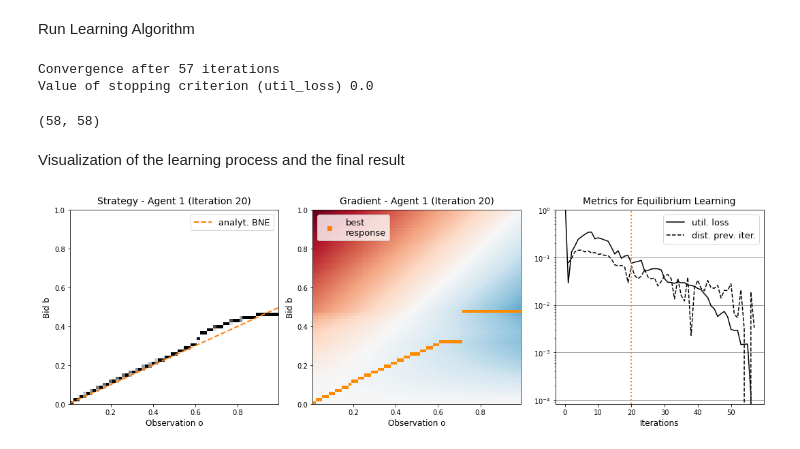
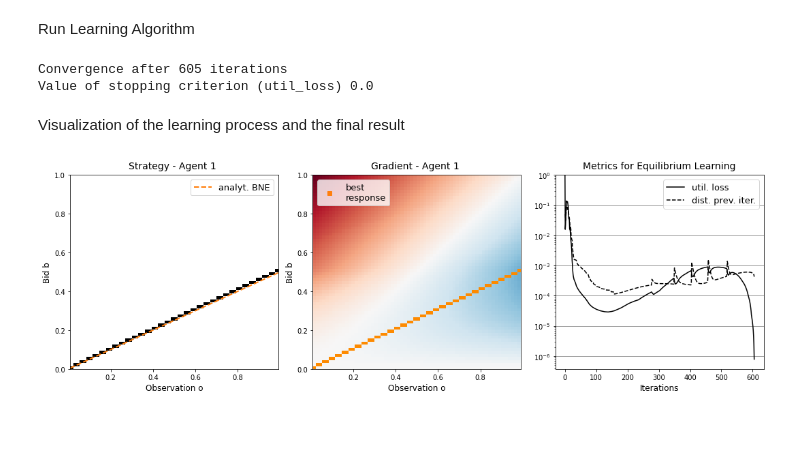
Before and after one commit to MOberlechner/soda, a Jupyter notebook: notebooks/examples/single_item_auction.ipynb, the cells around one changed output. Saved outputs shown, nothing was run; the diff lists cells and outputs as text; code cells hidden in the pictures.

Commit message:
example now with config

```diff
--- a/notebooks/examples/single_item_auction.ipynb
+++ b/notebooks/examples/single_item_auction.ipynb
@@ -19,23 +10,18 @@ create specific Single Item Auction setting
 bidder = ['1', '1']
 o_space = {'1': [0.0, 1.0]}
 a_space = {'1': [0.0, 1.0]}
-
 param_prior = {
     'distribution':'uniform'
     }
 param_util = {
     'payment_rule': 'first_price',
     'tie_breaking': 'lose',
-    'risk':1.0
+    'utility_type': 'QL'
     }
-
 # parameter approximation game
 n = 64
 m = 64
 
-# create mechanism
-mechanism = SingleItemAuction(bidder, o_space, a_space, param_prior, param_util)
-
-# create approximation game
-game = Game(mechanism, n, m)
-game.get_utility(mechanism)
+config = Config()
+config.create_config_game("single_item", bidder, o_space, a_space, param_prior, param_util, n, m)
+game = config.create_game()
@@ -47,35 +35,29 @@ Specify Learning Algorithm
 max_iter = int(1e4)
 tol = 1e-6
 stop_criterion = 'util_loss'
-regularizer = 'euclidean'
-steprule_bool = True
-eta = 10
-beta = 1/20
+param_learner = {
+    "regularizer": "euclidean",
+    "steprule_bool": True,
+    "eta": 1.0,
+    "beta": 0.05,
+}
 
-learner = SODA(max_iter, tol, stop_criterion, regularizer, steprule_bool, eta, beta)
-#learner = SOMA(max_iter, tol, stop_criterion, regularizer, steprule_bool, eta, beta)
-#learner = FrankWolfe(max_iter, tol, stop_criterion, 'online', steprule_bool, eta, beta)
+config.create_config_learner("soda", max_iter, tol, stop_criterion, param_learner)
+learner = config.create_learner()
 # %% [markdown]
 Run Learning Algorithm
 # %%
 #create and initialize strategies
-strategies = {}
-for i in game.set_bidder:
-    strategies[i] = Strategy(i, game)
-    strategies[i].initialize('random')
+strategies = config.create_strategies(game, "random")
 
-# run soda
-learner.run(mechanism, game, strategies, disable_tqdm_bool=False, print_result_bool=True, save_history_bool=True)
+# run
+learner.run(game, strategies, disable_tqdm_bool=False, print_result_bool=True, save_history_bool=True)
 # %% [output]
-Convergence after 57 iterations
+Convergence after 605 iterations
 Value of stopping criterion (util_loss) 0.0
-# %%
-len(strategies['1'].history), len(strategies['1'].utility)
-# %% [output]
-(58, 58)
 # %% [markdown]
 Visualization of the learning process and the final result
 # %%
-strategies['1'].plot(grad=True, metrics=True, beta=lambda x: 0.5*x, iter=20)
+strategies['1'].plot(grad=True, metrics=True, beta=lambda x: 0.5*x)
 # %% [output]
-[figure, old version]
+[figure, new version]
```
Also changed, not shown: parts of 3 cells of this notebook.
